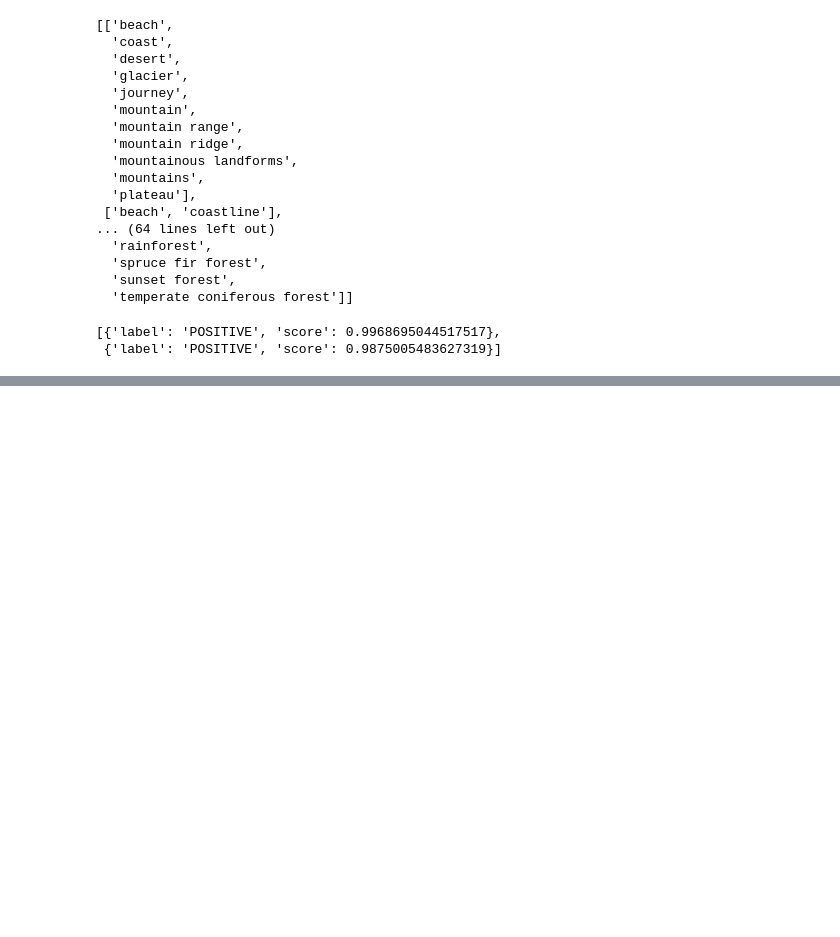
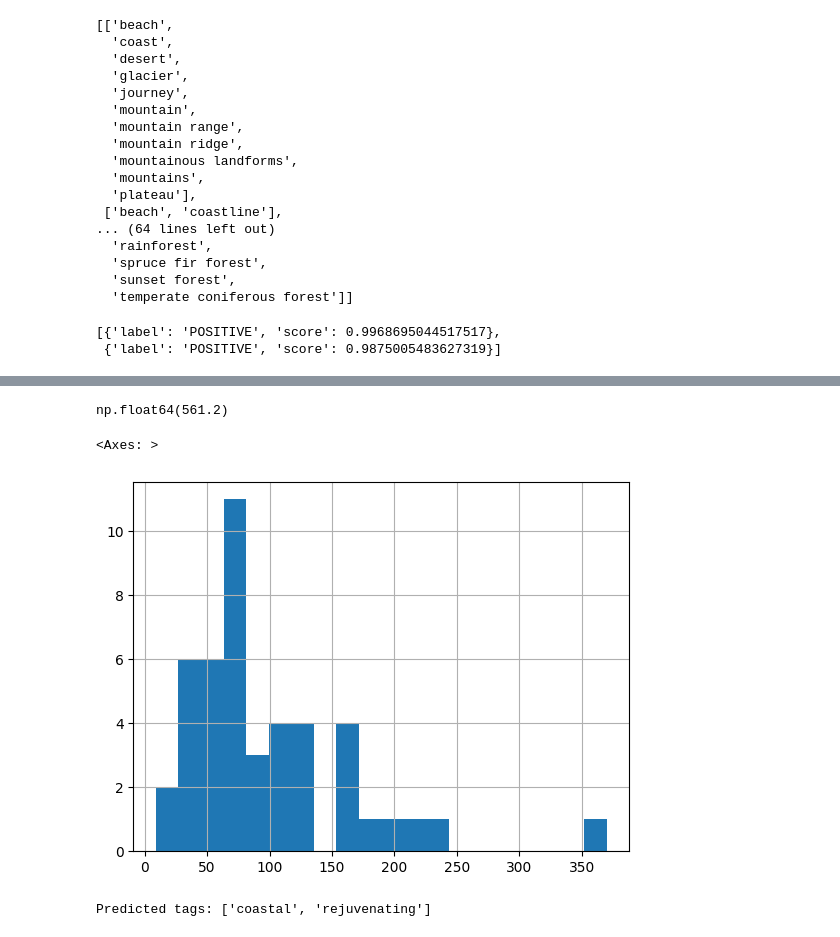
Before and after one commit to benluff303/swipe-sense, a Jupyter notebook: Unsplash/Kaggle_Unsplash_CR_25_08.ipynb, the cells around one changed output, grey strips where cells are left out. Cells and saved outputs as stored; diff of their text form; code cells hidden in the pictures; blank space fills up the shorter version.

```diff
--- a/Unsplash/Kaggle_Unsplash_CR_25_08.ipynb
+++ b/Unsplash/Kaggle_Unsplash_CR_25_08.ipynb
@@ -776,0 +1009,2 @@ classifier(DF['matched_keywords'].iloc(0)[1])
+# %%
+revs = pd.concat(frames)
@@ -776,0 +1032,23 @@ classifier(DF['matched_keywords'].iloc(0)[1])
+# %%
+# Load SBERT model
+model = SentenceTransformer('all-MiniLM-L6-v2')
+
+revs = revs.reset_index(drop=True)
+reviews = revs['reviews']
+
+# Encode reviews
+review_embeddings = model.encode(reviews)
+
+# Encode queries (joined strings)
+query_strings = [" ".join(q) for q in queries]
+query_embeddings = model.encode(query_strings)
+
+# For each query, find the top 5 most similar reviews
+for i, query_emb in enumerate(query_embeddings):
+    similarities = util.cos_sim(query_emb, review_embeddings)[0]
+    top5_idx = similarities.argsort(descending=True)[:5].cpu().numpy().tolist()
+    print(f"Query {i+1} ({query_strings[i]}): Top 5 locations")
+    for idx in top5_idx:
+        row = revs.iloc[idx]
+        print(f"- {row['place_name']}: {row['reviews']} (Score: {similarities[idx]:.4f})")
+    print("-" * 60)
@@ -776,0 +1079,7 @@ classifier(DF['matched_keywords'].iloc(0)[1])
+# %%
+from sklearn.cluster import DBSCAN
+
+dbscan = DBSCAN(eps=0.5, min_samples=5, metric='cosine')
+labels = dbscan.fit_predict(review_embeddings)
+# %%
+revs['cluster'] = labels
@@ -776,0 +1135,10 @@ classifier(DF['matched_keywords'].iloc(0)[1])
+# %%
+revs['reviews'].str.len().mean()
+# %% [output]
+np.float64(561.2)
+# %%
+revs["len"] = revs["reviews"].map(lambda x: len(x.split()))
+revs["len"].hist(bins = 20)
+# %% [output]
+<Axes: >
+[figure, added]
@@ -776,0 +1249,11 @@ classifier(DF['matched_keywords'].iloc(0)[1])
+# %%
+# Prediction
+clf_model.eval()
+sample_review = "The nightlife was fun and the sunset was romantic."
+with torch.no_grad():
+    logits = clf_model([sample_review])
+    probs = torch.sigmoid(logits).cpu().numpy()[0]
+    pred_tags = [tag for tag, p in zip(all_tags, probs) if p > 0.35]
+    print("Predicted tags:", pred_tags)
+# %% [output]
+Predicted tags: ['coastal', 'rejuvenating']
```
Also changed, not shown: parts of 29 cells of this notebook.
